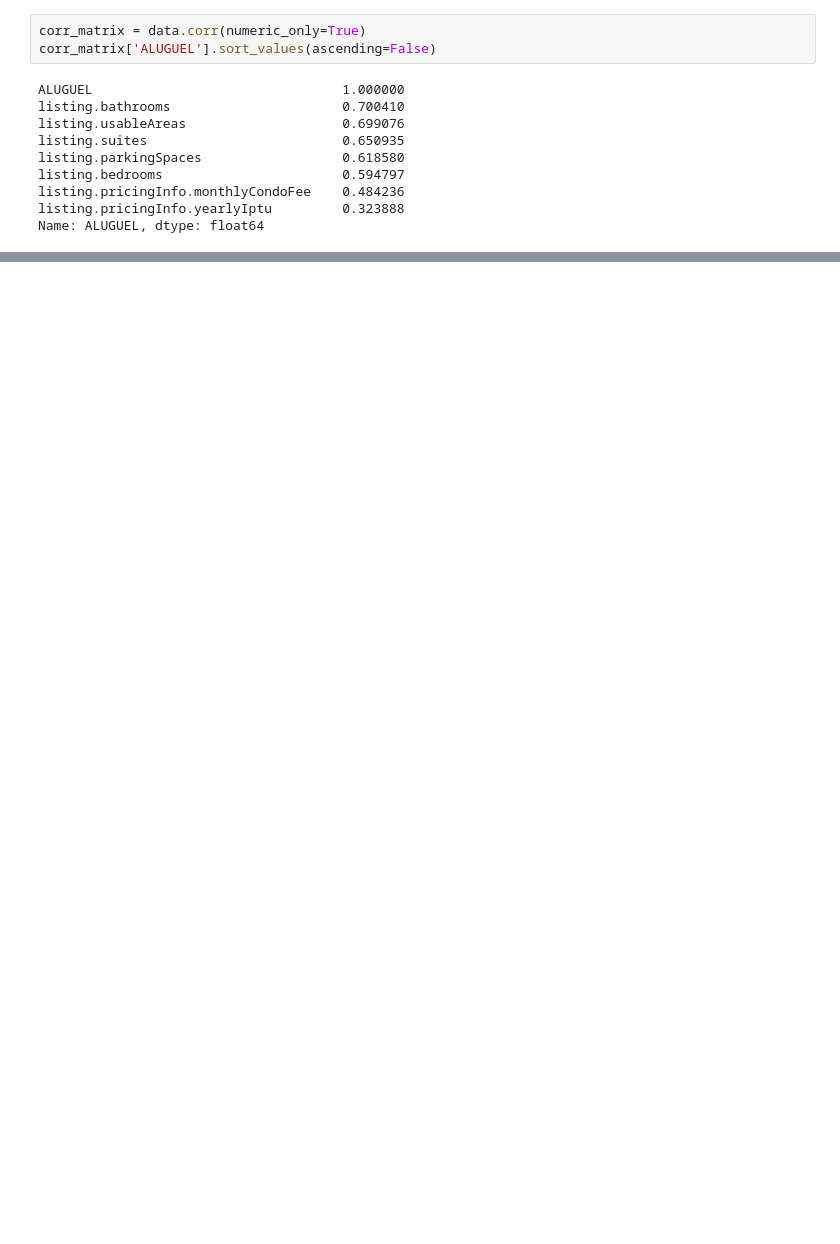
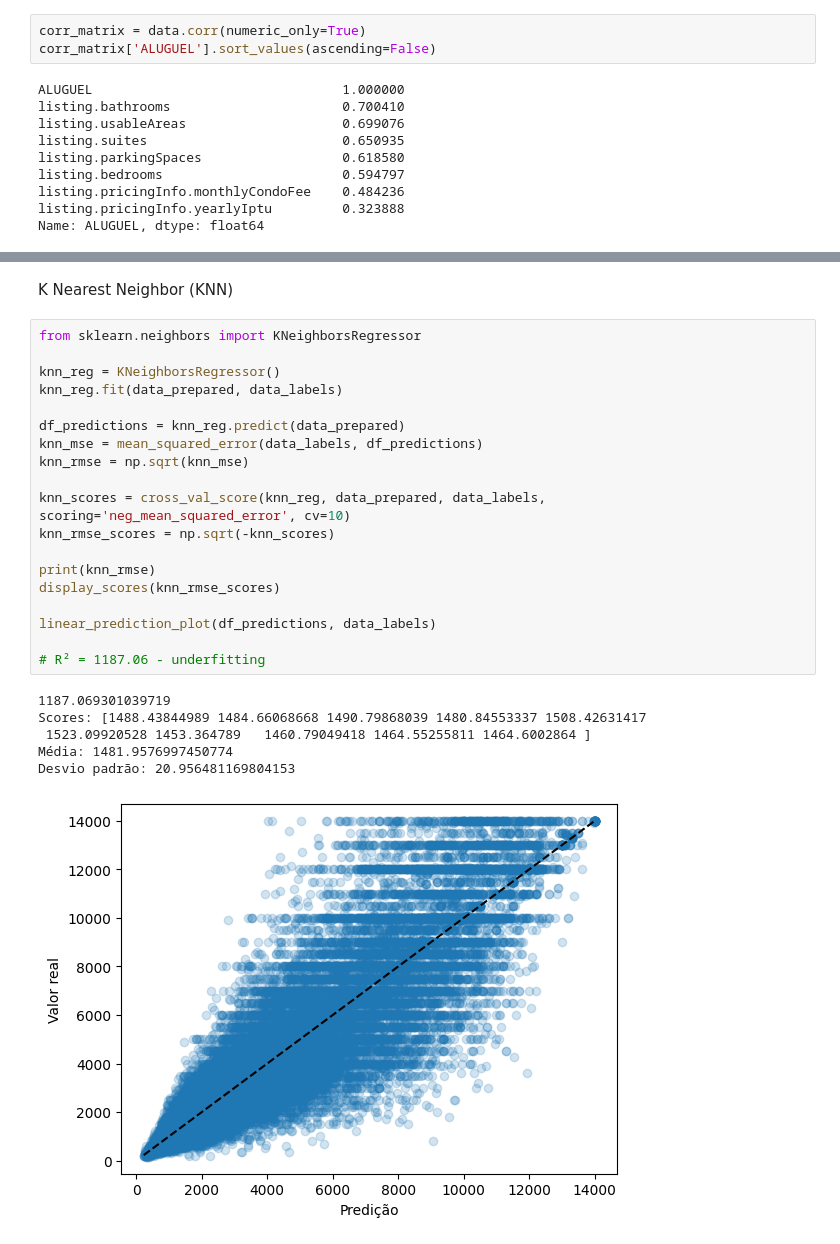
Before and after one commit to gllherme/imoveis-icd, a Jupyter notebook: trabalho2.ipynb, the cells around one changed output, grey strips where cells are left out. Saved outputs shown, nothing was run; the diff lists cells and outputs as text; blank space fills up the shorter version.

```diff
--- a/trabalho2.ipynb
+++ b/trabalho2.ipynb
@@ -1076,0 +1196,28 @@ Name: ALUGUEL, dtype: float64
+# %% [markdown]
+K Nearest Neighbor (KNN)
+# %%
+from sklearn.neighbors import KNeighborsRegressor
+
+knn_reg = KNeighborsRegressor()
+knn_reg.fit(data_prepared, data_labels)
+
+df_predictions = knn_reg.predict(data_prepared)
+knn_mse = mean_squared_error(data_labels, df_predictions)
+knn_rmse = np.sqrt(knn_mse)
+
+knn_scores = cross_val_score(knn_reg, data_prepared, data_labels, scoring='neg_mean_squared_error', cv=10)
+knn_rmse_scores = np.sqrt(-knn_scores)
+
+print(knn_rmse)
+display_scores(knn_rmse_scores)
+
+linear_prediction_plot(df_predictions, data_labels)
+
+# R² = 1187.06 - underfitting
+# %% [output]
+1187.069301039719
+Scores: [1488.43844989 1484.66068668 1490.79868039 1480.84553337 1508.42631417
+ 1523.09920528 1453.364789   1460.79049418 1464.55255811 1464.6002864 ]
+Média: 1481.9576997450774
+Desvio padrão: 20.956481169804153
+[figure, added]
```
Also changed, not shown: parts of 27 cells of this notebook.
